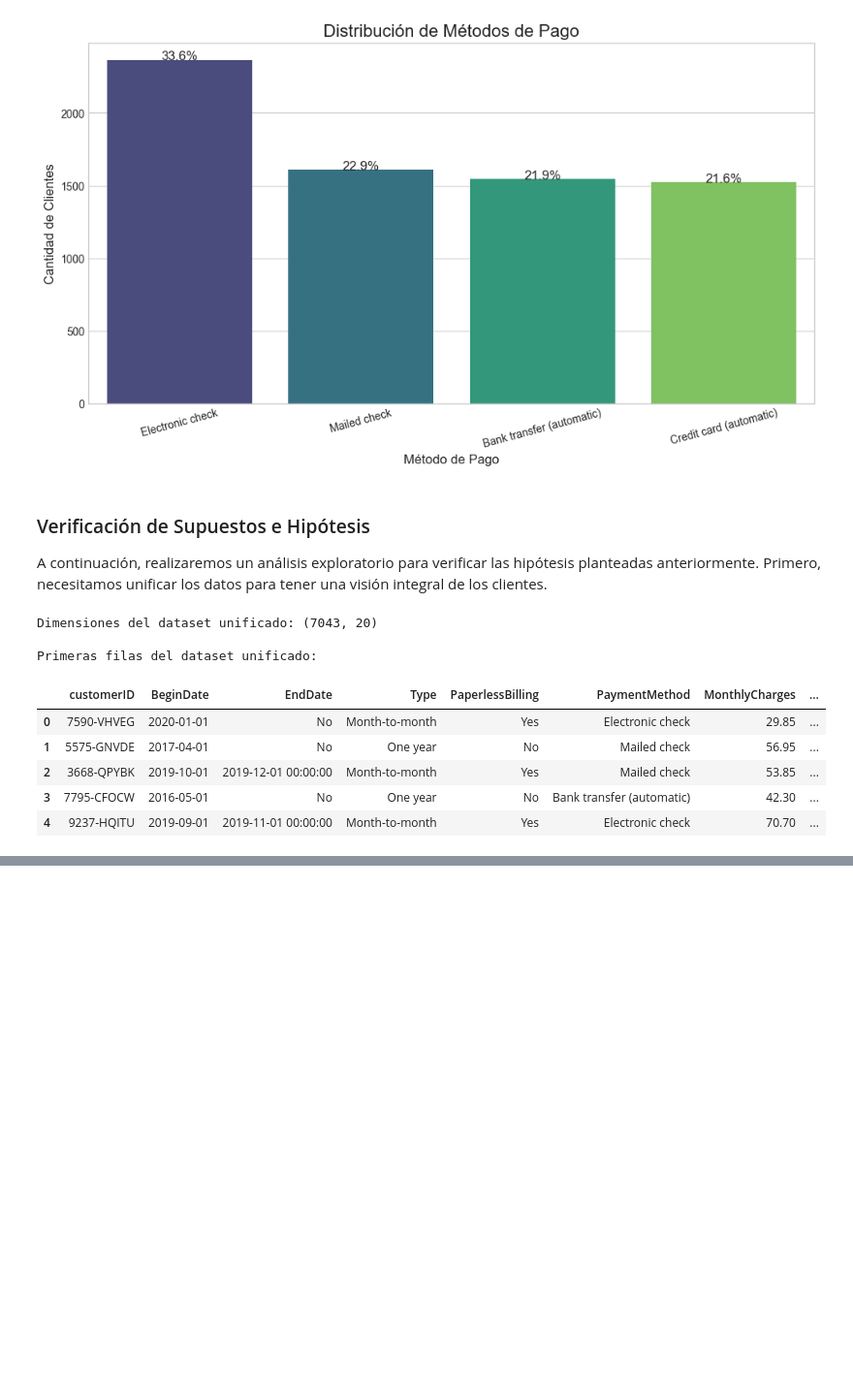
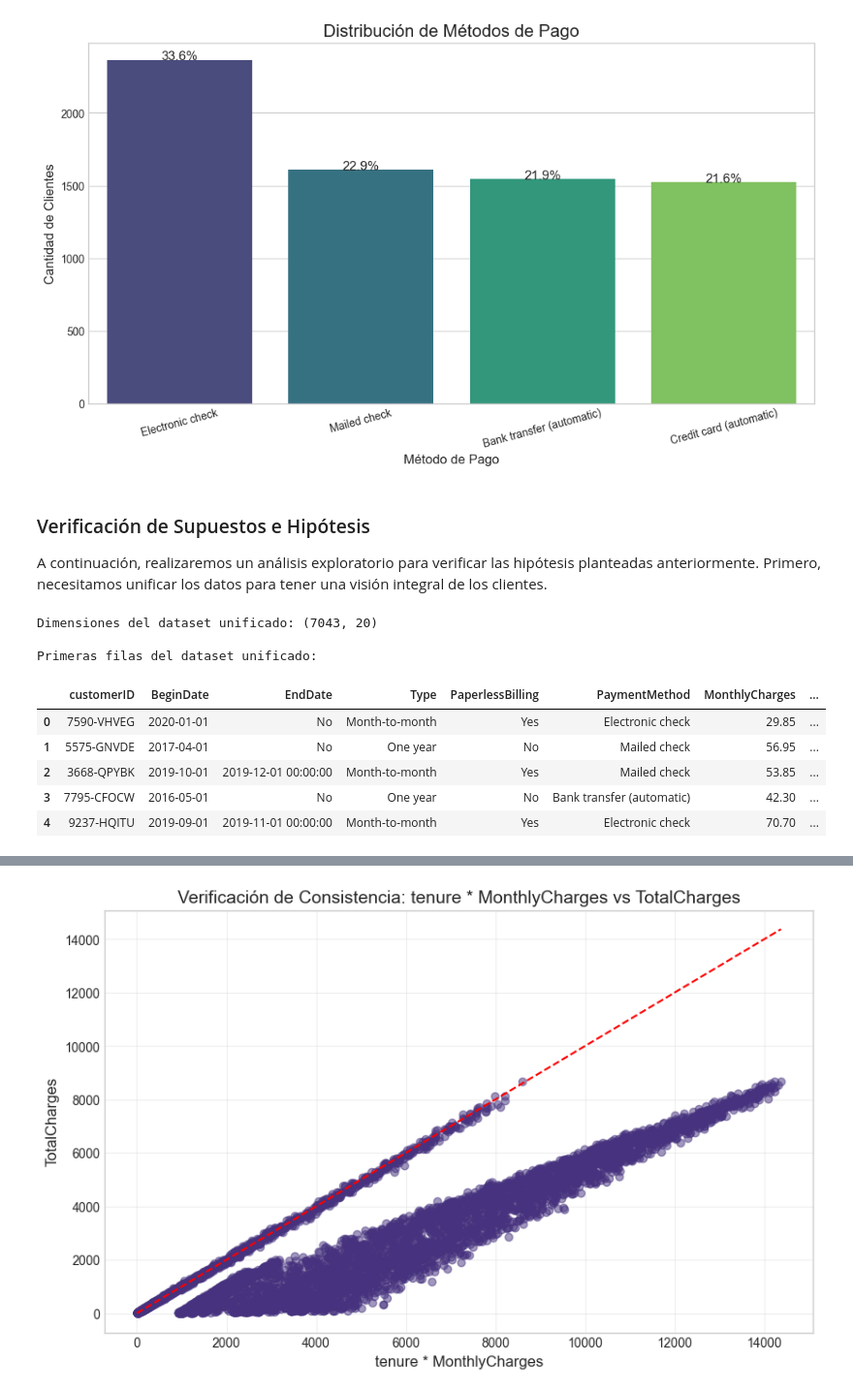
Before and after one commit to ronygsp/Examen-Final, a Jupyter notebook: notebooks/Salgado_Ronald_churn.ipynb, the cells around one changed output, grey strips where cells are left out. Shown at 97% size. Saved outputs shown, nothing was run; the diff lists cells and outputs as text; code cells hidden in the pictures; blank space fills up the shorter version.

```diff
--- a/notebooks/Salgado_Ronald_churn.ipynb
+++ b/notebooks/Salgado_Ronald_churn.ipynb
@@ -518,0 +555,84 @@ Primeras filas del dataset unificado:
+# %%
+# Inspeccionamos los tipos de datos actuales
+print("Tipos de datos actuales:")
+display(df_merged.dtypes)
+
+# Convertimos las fechas a datetime para calcular tenure
+df_merged['BeginDate'] = pd.to_datetime(df_merged['BeginDate'], errors='coerce')
+df_merged['EndDate'] = pd.to_datetime(df_merged['EndDate'], errors='coerce')
+
+# Crear la variable objetivo 'Churn' según si el cliente terminó el contrato
+df_merged['Churn'] = df_merged['EndDate'].apply(
+    lambda x: 'Yes' if pd.notnull(x) else 'No'
+)
+
+# Calculamos la tenure (tiempo como cliente) en meses a partir de las fechas
+today = pd.Timestamp('2023-12-31')  # Fecha de referencia para cuando no hay EndDate
+df_merged['tenure'] = df_merged.apply(
+    lambda x: ((x['EndDate'] if pd.notna(x['EndDate']) else today) - x['BeginDate']).days / 30
+    if pd.notna(x['BeginDate']) else 0,
+    axis=1
+)
+df_merged['tenure'] = df_merged['tenure'].round().astype('float')
+
+print("\nCalculada la columna 'tenure' en meses a partir de BeginDate y EndDate")
+print(f"Estadísticas de la nueva columna tenure:")
+display(df_merged['tenure'].describe())
+
+# Convertimos TotalCharges a numérico (si es necesario)
+if df_merged['TotalCharges'].dtype == 'object':
+    # Reemplazamos espacios en blanco con NaN para manejarlos adecuadamente
+    df_merged['TotalCharges'] = pd.to_numeric(df_merged['TotalCharges'], errors='coerce')
+    print("\nConvertidos valores de TotalCharges a numéricos")
+    print(f"Valores NaN en TotalCharges después de la conversión: {df_merged['TotalCharges'].isna().sum()}")
+
+# Verificamos qué columnas están disponibles para la validación de consistencia
+# Verificar si existen las columnas necesarias para la consistencia
+required_columns = ['TotalCharges', 'tenure']
+available_tenure = 'tenure'  # Ahora tenemos esta columna
+available_monthly = None
+
+# Buscar columnas relacionadas con permanencia (tenure)
+for col in df_merged.columns:
+    if 'tenure' in col.lower() or 'tiempo' in col.lower() or 'permanencia' in col.lower():
+        available_tenure = col
+        print(f"Columna de permanencia encontrada: {col}")
+        break
+
+# Buscar columnas relacionadas con cargos mensuales
+for col in df_merged.columns:
+    if 'monthly' in col.lower() or 'mensual' in col.lower() or 'charges' in col.lower() or 'cargo' in col.lower():
+        available_monthly = col
+        print(f"Columna de cargos mensuales encontrada: {col}")
+        break
+
+# Si encontramos las columnas necesarias, procedemos con la validación
+if 'TotalCharges' in df_merged.columns and available_tenure and available_monthly:
+    print(f"Validando consistencia entre {available_tenure} x {available_monthly} vs TotalCharges")
+    plt.figure(figsize=(10, 6))
+    plt.scatter(df_merged[available_tenure] * df_merged[available_monthly], df_merged['TotalCharges'], alpha=0.5)
+    plt.plot([0, df_merged[available_tenure].max() * df_merged[available_monthly].max()],
+             [0, df_merged[available_tenure].max() * df_merged[available_monthly].max()],
+             'r--')
+    plt.xlabel(f'{available_tenure} * {available_monthly}', fontsize=12)
+    plt.ylabel('TotalCharges', fontsize=12)
+    plt.title(f'Verificación de Consistencia: {available_tenure} * {available_monthly} vs TotalCharges', fontsize=14)
+    plt.grid(True, alpha=0.3)
+    plt.show()
+else:
+    print("No se encontraron las columnas necesarias para la validación de consistencia.")
+    print("Columnas disponibles en el dataframe:")
+    for col in df_merged.columns:
+        print(f"- {col}")
+
+# Calculamos la correlación para verificar la relación (si las columnas están disponibles)
+if 'TotalCharges' in df_merged.columns and available_tenure and available_monthly:
+    # Eliminar filas con valores faltantes en las columnas necesarias
+    df_valid = df_merged.dropna(subset=['TotalCharges', available_tenure, available_monthly])
+
+    # Calcular la correlación
+    corr = np.corrcoef(df_valid[available_tenure] * df_valid[available_monthly], df_valid['TotalCharges'])[0, 1]
+    print(f"Correlación entre {available_tenure}*{available_monthly} y TotalCharges: {corr:.4f}")
+else:
+    print("No se pudo calcular la correlación debido a la falta de columnas requeridas.")
+# %% [output]
@@ -518,0 +673 @@ Primeras filas del dataset unificado:
+[figure, added]
```
Also changed, not shown: parts of 40 cells of this notebook, 2 other files.
